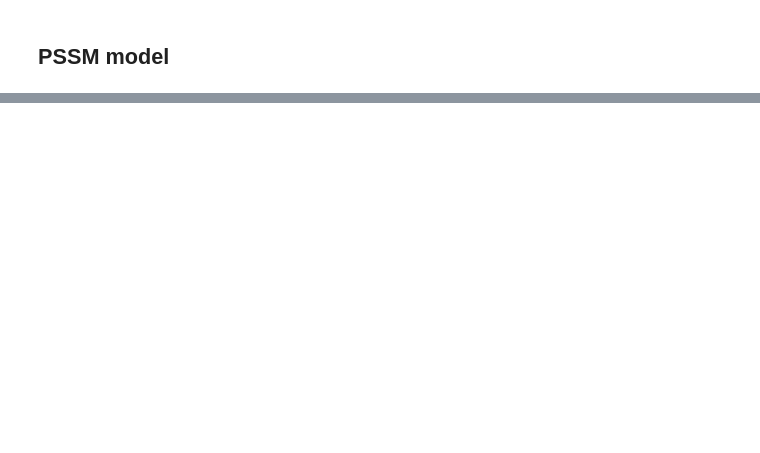
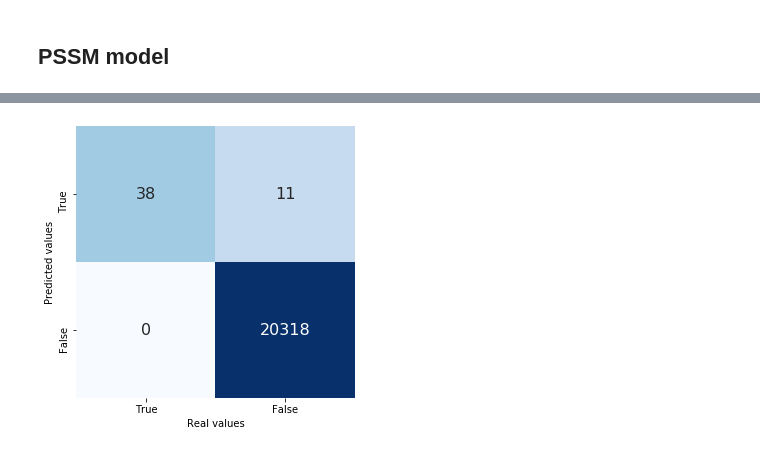
Before and after one commit to damiclem/proteincake, a Jupyter notebook: models.ipynb, the cells around one changed output, grey strips where cells are left out. Cells and saved outputs as stored; diff of their text form; code cells hidden in the pictures; blank space fills up the shorter version.

```diff
--- a/models.ipynb
+++ b/models.ipynb
@@ -120,12 +194,14 @@ e_value_threshold = 0.7
 
 # Run hmm
 try:
-    hmm_result = hmm.run(msa_path=MSA_FASTA_PATH,test_path=HUMAN_FASTA_PATH, model_path=HMM_MODEL_PATH,)
-    hmm_result = hmm.parse(hmm_result)
 
-    # Make a threshold on evalue
-    e_value = hmm_result['dom_i_evalue'].astype(float)
-    hmm_result = hmm_result[e_value < e_value_threshold]
+    # Evaluate the model
+    jack_out = hmm.test(test_path=HUMAN_FASTA_PATH, seq_path=SEQ_FASTA_PATH, algorithm=hmm.JACKHMMER)
+    jack_out = hmm.parse(jack_out)
+
+    # Make a threshold on e-value
+    e_value = jack_out['e_value'].astype(float)
+    jack_out = jack_out[e_value < e_value_threshold]
 
 # Catch error
 except subprocess.CalledProcessError as e:
@@ -184,0 +233,9 @@ _ = plt.show()
+# %%
+# Show confusion matrix
+fig, ax = plt.subplots(figsize=(5, 5))
+_ = cmat.plot(positive=positive, pred_positive=jack_positive,
+              negative=negative, pred_negative=jack_negative,
+              ax=ax)
+_ = plt.show()
+# %% [output]
+[figure, added]
```
Also changed, not shown: parts of 32 cells of this notebook, 29 other files.
